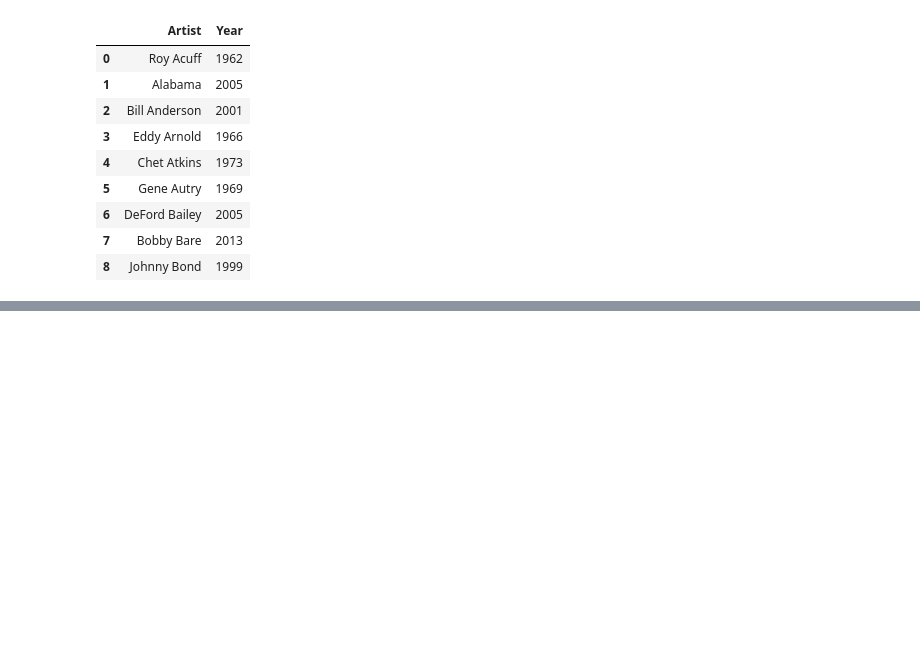
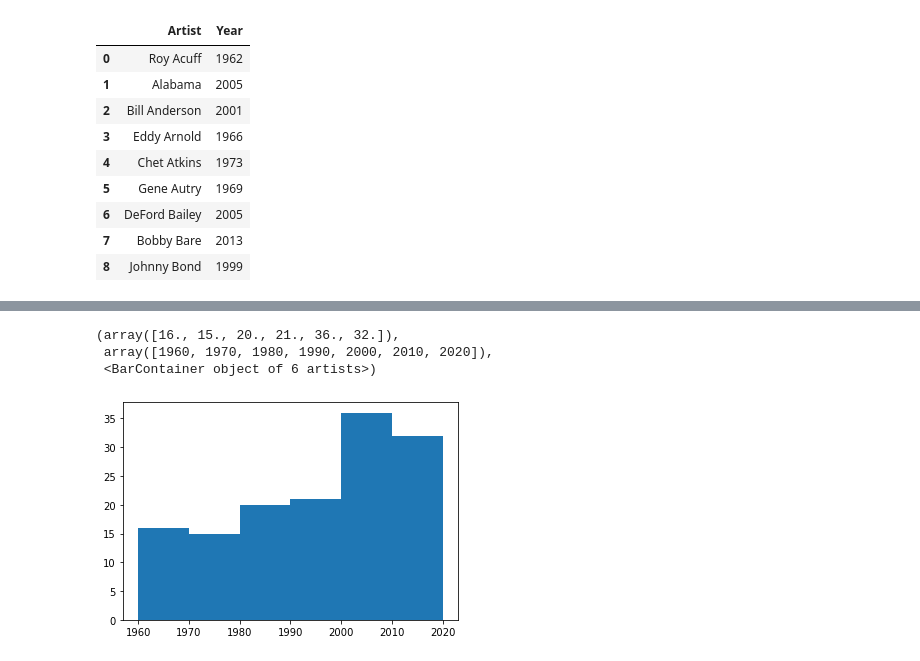
Before and after one commit to Chericehere/web-scraping-country-music-hof-Chericehere, a Jupyter notebook: Country Music Hall of Fame.ipynb, the cells around one changed output, grey strips where cells are left out. Drawn from its saved outputs; the diff is of its cells as text; code cells hidden in the pictures; blank space fills up the shorter version.

```diff
--- a/Country Music Hall of Fame.ipynb
+++ b/Country Music Hall of Fame.ipynb
@@ -154,8 +118,0 @@ print(inducted_years)
-# %%
-website_url = 'https://countrymusichalloffame.org/hall-of-fame/members/page/{}'
-# artist_names = []
-# inducted_years = []
-# for page in range(1,17):
-response = requests.get(website_url)
-print(type(response))
-response.content
@@ -201,0 +189,7 @@ print(all_names)
+# %%
+plt.hist("Year", bins = [1960, 1970, 1980, 1990, 2000, 2010, 2020], data = all_data)
+# %% [output]
+(array([16., 15., 20., 21., 36., 32.]),
+ array([1960, 1970, 1980, 1990, 2000, 2010, 2020]),
+ <BarContainer object of 6 artists>)
+[figure, added]
```
Also changed, not shown: parts of 20 cells of this notebook.
